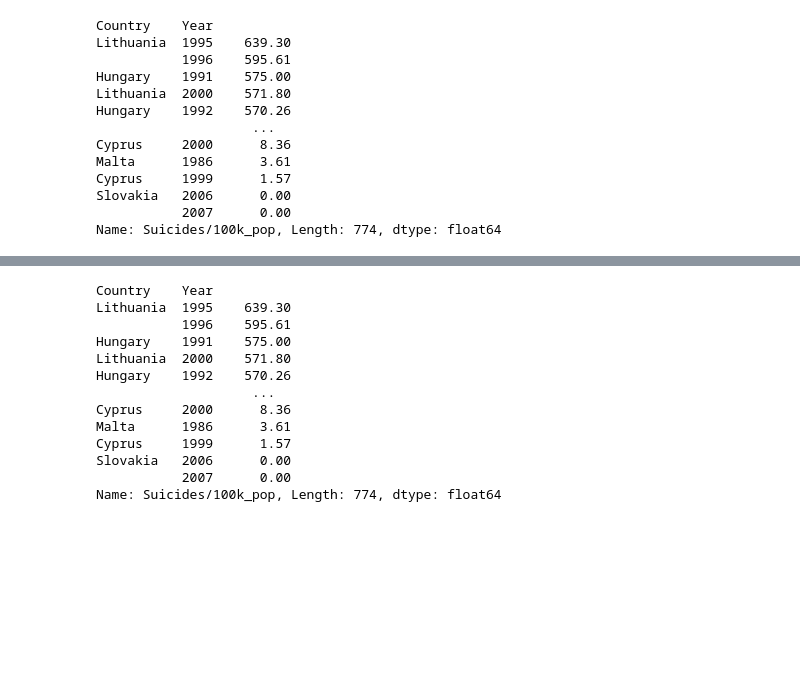
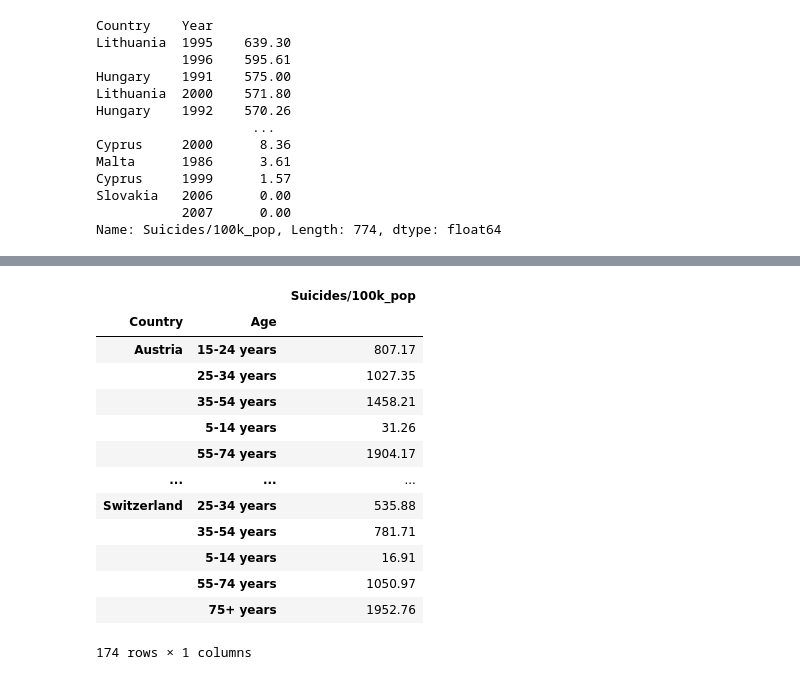
Before and after one commit to AdrianCarcelen/suicide_analysis, a Jupyter notebook: 14_08.ipynb, the cells around one changed output, grey strips where cells are left out. Saved outputs shown, nothing was run; the diff lists cells and outputs as text; code cells hidden in the pictures; blank space fills up the shorter version.

```diff
--- a/14_08.ipynb
+++ b/14_08.ipynb
@@ -2,6 +2,7 @@
 import pandas as pd
 # %%
 df=pd.read_csv("sui.csv")
+pd.set_option('display.max_rows', 10)
 # %%
 df.columns = [col.capitalize() for col in df.columns]
 # %%
@@ -259,16 +213,22 @@ plt.legend()
-# %%
-df_basta
-# %% [output]
-Country    Year
-Lithuania  1995    639.30
-           1996    595.61
-Hungary    1991    575.00
-Lithuania  2000    571.80
-Hungary    1992    570.26
-                    ...
-Cyprus     2000      8.36
-Malta      1986      3.61
-Cyprus     1999      1.57
-Slovakia   2006      0.00
-           2007      0.00
-Name: Suicides/100k_pop, Length: 774, dtype: float64
+# %%
+
+edades=df_filtrado.groupby(["Country","Age"])["Suicides/100k_pop"].sum()
+# %%
+edades = edades.to_frame()
+
+edades
+# %% [output]
+|  |  | Suicides/100k_pop |
+| Country | Age |  |
+| Austria | 15-24 years | 807.17 |
+|  | 25-34 years | 1027.35 |
+|  | 35-54 years | 1458.21 |
+|  | 5-14 years | 31.26 |
+|  | 55-74 years | 1904.17 |
+| ... | ... | ... |
+| Switzerland | 25-34 years | 535.88 |
+|  | 35-54 years | 781.71 |
+|  | 5-14 years | 16.91 |
+|  | 55-74 years | 1050.97 |
+|  | 75+ years | 1952.76 |
+174 rows × 1 columns
```
Also changed, not shown: parts of 29 cells of this notebook.
